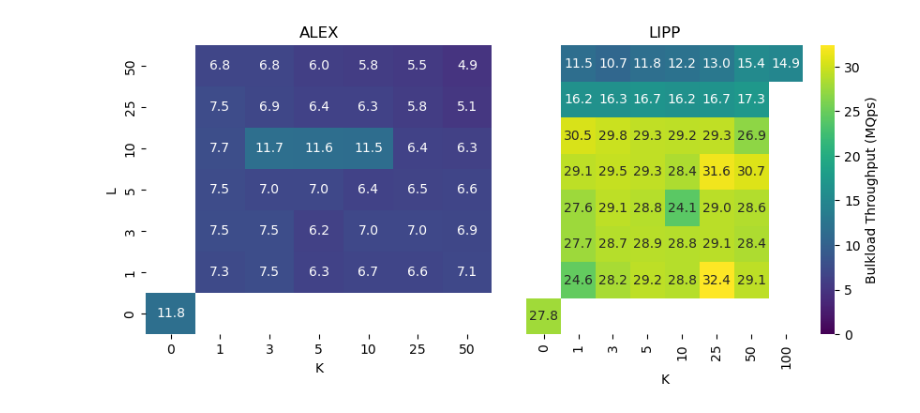
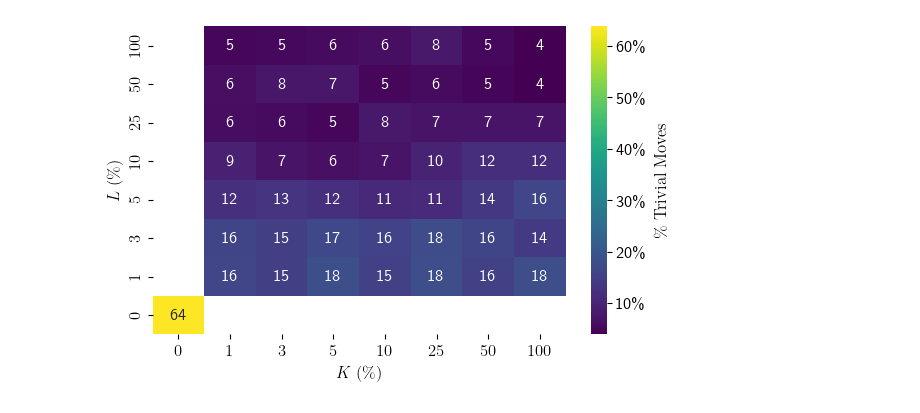
Before and after one commit to BU-DiSC/bliss_benchmark, a Jupyter notebook: notebook/heatmaps.ipynb, the cells around one changed output. Drawn from its saved outputs; the diff is of its cells as text; code cells hidden in the pictures.

```diff
--- a/notebook/heatmaps.ipynb
+++ b/notebook/heatmaps.ipynb
@@ -86,6 +129,0 @@ ax.collections[0].colorbar.set_label("Ingestion Time (KQps)")
-# %%
-fig, ax = plt.subplots()
-heatmap_kwargs = {'annot': True, 'fmt': '.0f', 'cmap': 'viridis'}
-_, data = plot_heatmap(table_rocks, ax=ax, value="num_compactions", fillna=True, **heatmap_kwargs)
-ax.set_title("RocksDB")
-ax.collections[0].colorbar.set_label("Compactions")
@@ -94,6 +129,0 @@ ax.collections[0].colorbar.set_label("Compactions")
-# %%
-fig, ax = plt.subplots()
-heatmap_kwargs = {'annot': True, 'fmt': '.0f', 'cmap': 'viridis'}
-_, data = plot_heatmap(table_rocks, ax=ax, value="num_files_trivial", **heatmap_kwargs)
-ax.set_title("RocksDB")
-ax.collections[0].colorbar.set_label("Trivial Moves")
@@ -102,29 +129,0 @@ ax.collections[0].colorbar.set_label("Trivial Moves")
-# %%
-fig, axes = plt.subplots(1, 2, figsize=(10, 4))
-heatmap_kwargs = {'annot': True, 'fmt': '.1f', 'cmap': 'viridis'}
-value = "preload_tp"
-
-# talex = table_alex[(table_alex.k_pt != 0) & (table_alex.k_pt != 100) & (table_alex.l_pt != 100)]
-# tlipp = table_lipp[(table_lipp.k_pt != 0) & (table_lipp.k_pt != 100) & (table_lipp.l_pt != 100)]
-talex = table_alex[(table_alex.l_pt != 100)]
-tlipp = table_lipp
-vmax = max(talex[value].max(), tlipp[value].max())
-
-for index, df, ax in [("alex", talex, axes[0]), ("lipp", tlipp, axes[1])]:
-    data = df.pivot_table(index='l_pt', columns='k_pt', values=value, aggfunc='mean')
-    sns.heatmap(data, ax=ax, cbar=(index == "lipp"), vmin=0, vmax=vmax, **heatmap_kwargs)
-    ax.invert_yaxis()
-    ax.set(xticklabels=data.columns.map(int), xlabel="K")
-    if index == "lipp":
-        ax.set(yticklabels=[], ylabel="", yticks=[])
-    else:
-        ax.set(yticklabels=data.index.map(int), ylabel="L")
-
-axes[0].set_title("ALEX")
-axes[1].set_title("LIPP")
-axes[1].collections[0].colorbar.set_label("Bulkload Throughput (MQps)")
-plt.subplots_adjust(wspace=0.1, hspace=0)
-
-save_fig(fig, "learned_index_bulkload.pdf")
-# %% [output]
-[figure, removed]
@@ -130,0 +132,21 @@ save_fig(fig, "learned_index_bulkload.pdf")
+# %%
+df = table_rocks
+fontsize = 12
+set_style(fsz=fontsize)
+fig, ax = plt.subplots(figsize=(6.66, 4))
+
+data = df.pivot_table(index='l_pt', columns='k_pt', values="trivial_move_pt", aggfunc='mean')
+# data = (df.num_inserts.loc[0] / (data * NS_TO_S)) / 1e3  # throughput
+
+formatter = FuncFormatter(lambda x, _: r"{:.0%}".format(x).replace("%", r"\%"))
+sns.heatmap(data, ax=ax, annot=True, fmt='.0%', cmap='viridis', cbar_kws={"location": "right", "format": formatter}, annot_kws={"size": 12})
+ax.invert_yaxis()
+ax.set_xlabel("$K\ (\%)$", fontsize=fontsize)
+ax.set_ylabel("$L\ (\%)$", fontsize=fontsize)
+ax.set_xticklabels(data.columns.map(lambda x: f"${x:.0f}$"), fontsize=fontsize)
+ax.set_yticklabels(data.index.map(lambda x: f"${x:.0f}$"), fontsize=fontsize)
+ax.collections[0].colorbar.set_label(r"$\mathrm{\%\ Trivial\ Moves}$", labelpad=6)
+for t in ax.texts: t.set_text(t.get_text() + r"\%")
+save_fig(fig, "rocksdb_trivial_move_pt.pdf")
+# %% [output]
+[figure, added]
```
Also changed, not shown: parts of 20 cells of this notebook, 9 other files.
